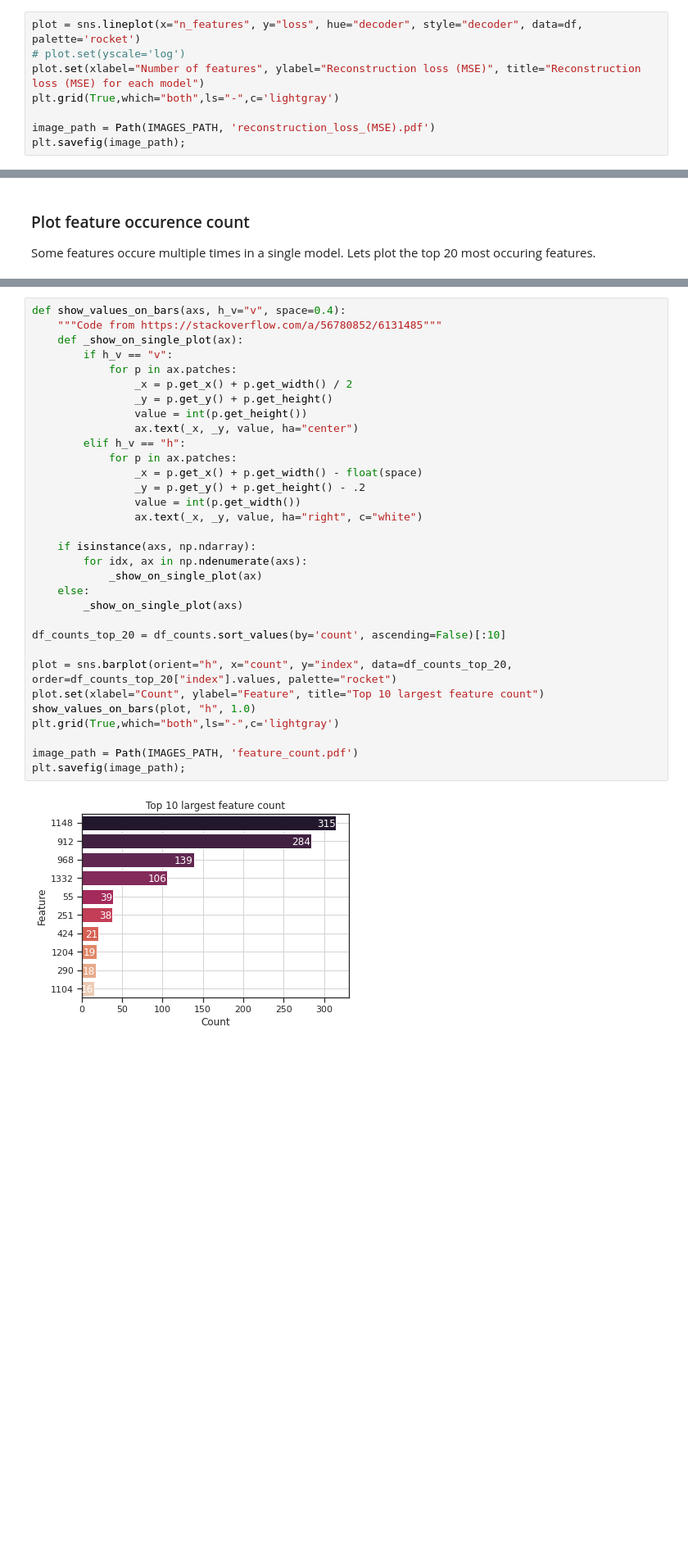
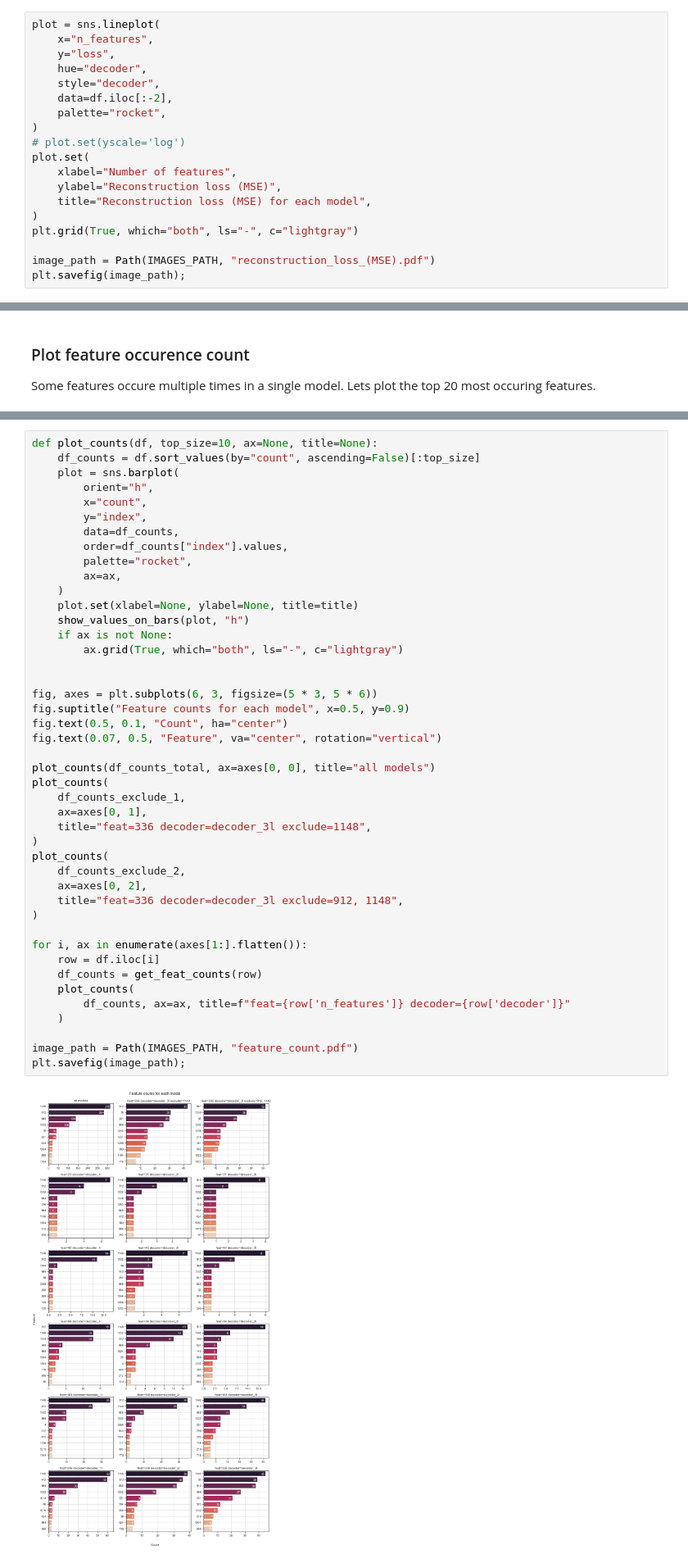
Before and after one commit to GewoonMaarten/spherical-dmri-conv, a Jupyter notebook: notebooks/model-analysis.ipynb, the cells around one changed output, grey strips where cells are left out. Shown at 82% size. Cells and saved outputs as stored; diff of their text form; blank space fills up the shorter version.

Commit message:
feat: more plots

```diff
--- a/notebooks/model-analysis.ipynb
+++ b/notebooks/model-analysis.ipynb
@@ -242,9 +270,20 @@ df.sort_index()
 # %%
-plot = sns.lineplot(x="n_features", y="loss", hue="decoder", style="decoder", data=df, palette='rocket')
+plot = sns.lineplot(
+    x="n_features",
+    y="loss",
+    hue="decoder",
+    style="decoder",
+    data=df.iloc[:-2],
+    palette="rocket",
+)
 # plot.set(yscale='log')
-plot.set(xlabel="Number of features", ylabel="Reconstruction loss (MSE)", title="Reconstruction loss (MSE) for each model")
-plt.grid(True,which="both",ls="-",c='lightgray')
+plot.set(
+    xlabel="Number of features",
+    ylabel="Reconstruction loss (MSE)",
+    title="Reconstruction loss (MSE) for each model",
+)
+plt.grid(True, which="both", ls="-", c="lightgray")
 
-image_path = Path(IMAGES_PATH, 'reconstruction_loss_(MSE).pdf')
+image_path = Path(IMAGES_PATH, "reconstruction_loss_(MSE).pdf")
 plt.savefig(image_path);
 # %% [output]
@@ -280,34 +346,46 @@ df_counts
 # %%
-def show_values_on_bars(axs, h_v="v", space=0.4):
-    """Code from https://stackoverflow.com/a/56780852/6131485"""
-    def _show_on_single_plot(ax):
-        if h_v == "v":
-            for p in ax.patches:
-                _x = p.get_x() + p.get_width() / 2
-                _y = p.get_y() + p.get_height()
-                value = int(p.get_height())
-                ax.text(_x, _y, value, ha="center")
-        elif h_v == "h":
-            for p in ax.patches:
-                _x = p.get_x() + p.get_width() - float(space)
-                _y = p.get_y() + p.get_height() - .2
-                value = int(p.get_width())
-                ax.text(_x, _y, value, ha="right", c="white")
+def plot_counts(df, top_size=10, ax=None, title=None):
+    df_counts = df.sort_values(by="count", ascending=False)[:top_size]
+    plot = sns.barplot(
+        orient="h",
+        x="count",
+        y="index",
+        data=df_counts,
+        order=df_counts["index"].values,
+        palette="rocket",
+        ax=ax,
+    )
+    plot.set(xlabel=None, ylabel=None, title=title)
+    show_values_on_bars(plot, "h")
+    if ax is not None:
+        ax.grid(True, which="both", ls="-", c="lightgray")
 
-    if isinstance(axs, np.ndarray):
-        for idx, ax in np.ndenumerate(axs):
-            _show_on_single_plot(ax)
-    else:
-        _show_on_single_plot(axs)
 
-df_counts_top_20 = df_counts.sort_values(by='count', ascending=False)[:10]
+fig, axes = plt.subplots(6, 3, figsize=(5 * 3, 5 * 6))
+fig.suptitle("Feature counts for each model", x=0.5, y=0.9)
+fig.text(0.5, 0.1, "Count", ha="center")
+fig.text(0.07, 0.5, "Feature", va="center", rotation="vertical")
 
-plot = sns.barplot(orient="h", x="count", y="index", data=df_counts_top_20, order=df_counts_top_20["index"].values, palette="rocket")
-plot.set(xlabel="Count", ylabel="Feature", title="Top 10 largest feature count")
-show_values_on_bars(plot, "h", 1.0)
-plt.grid(True,which="both",ls="-",c='lightgray')
+plot_counts(df_counts_total, ax=axes[0, 0], title="all models")
+plot_counts(
+    df_counts_exclude_1,
+    ax=axes[0, 1],
+    title="feat=336 decoder=decoder_3l exclude=1148",
+)
+plot_counts(
+    df_counts_exclude_2,
+    ax=axes[0, 2],
+    title="feat=336 decoder=decoder_3l exclude=912, 1148",
+)
 
-image_path = Path(IMAGES_PATH, 'feature_count.pdf')
+for i, ax in enumerate(axes[1:].flatten()):
+    row = df.iloc[i]
+    df_counts = get_feat_counts(row)
+    plot_counts(
+        df_counts, ax=ax, title=f"feat={row['n_features']} decoder={row['decoder']}"
+    )
+
+image_path = Path(IMAGES_PATH, "feature_count.pdf")
 plt.savefig(image_path);
 # %% [output]
-[figure, old version]
+[figure, new version]
```
Also changed, not shown: parts of 12 cells of this notebook, 3 other files.
